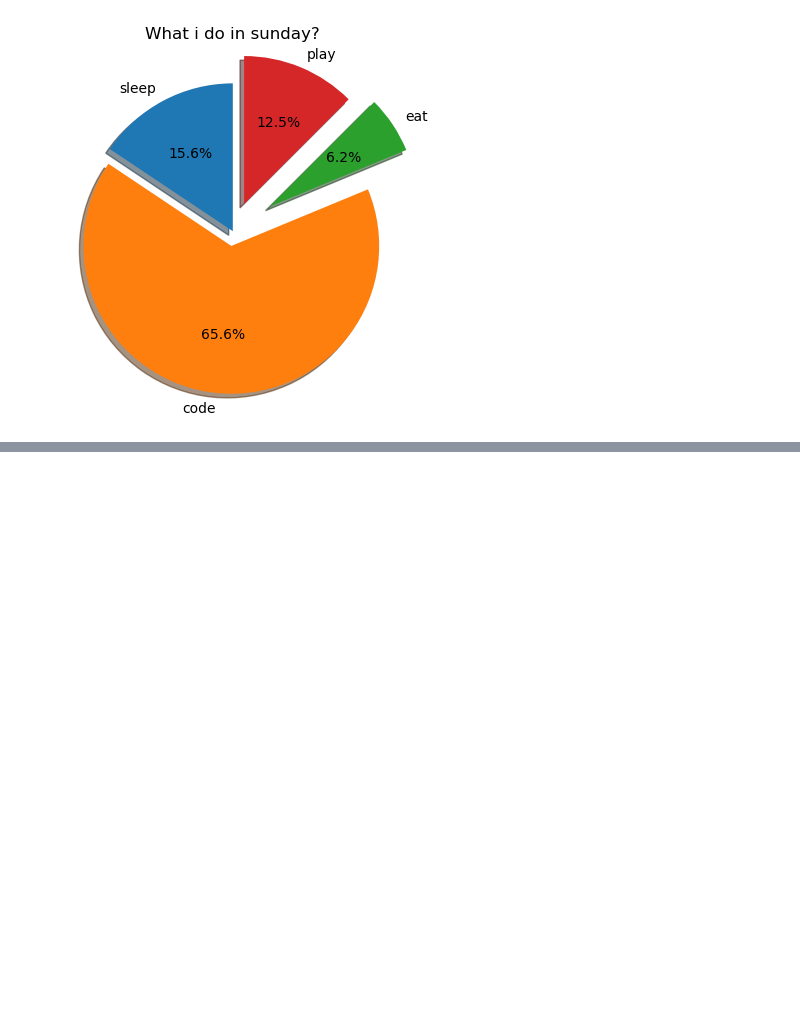
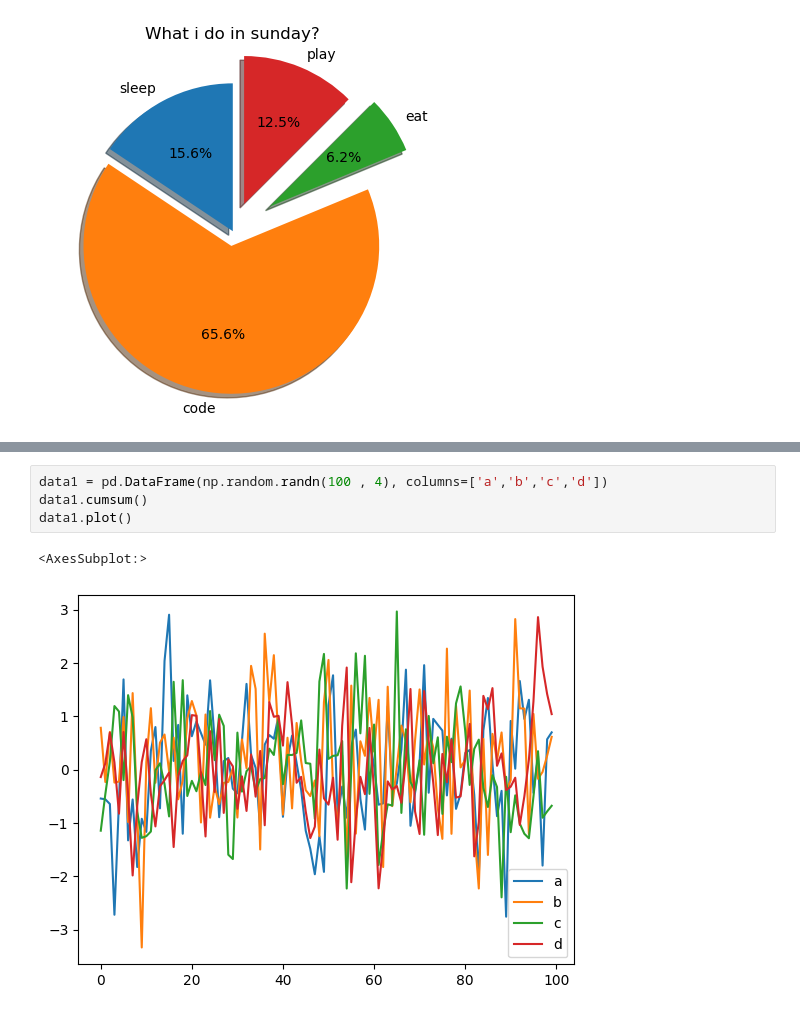
Before and after one commit to 960Subhamsingh/Data-Sciences, a Jupyter notebook: matplotlib/mat.ipynb, the cells around one changed output, grey strips where cells are left out. Saved outputs shown, nothing was run; the diff lists cells and outputs as text; blank space fills up the shorter version.

```diff
--- a/matplotlib/mat.ipynb
+++ b/matplotlib/mat.ipynb
@@ -31,0 +58,7 @@ plt.show()
+# %%
+data1 = pd.DataFrame(np.random.randn(100 , 4), columns=['a','b','c','d'])
+data1.cumsum()
+data1.plot()
+# %% [output]
+<AxesSubplot:>
+[figure, added]
```
Also changed, not shown: parts of 26 cells of this notebook, 3 other files.
